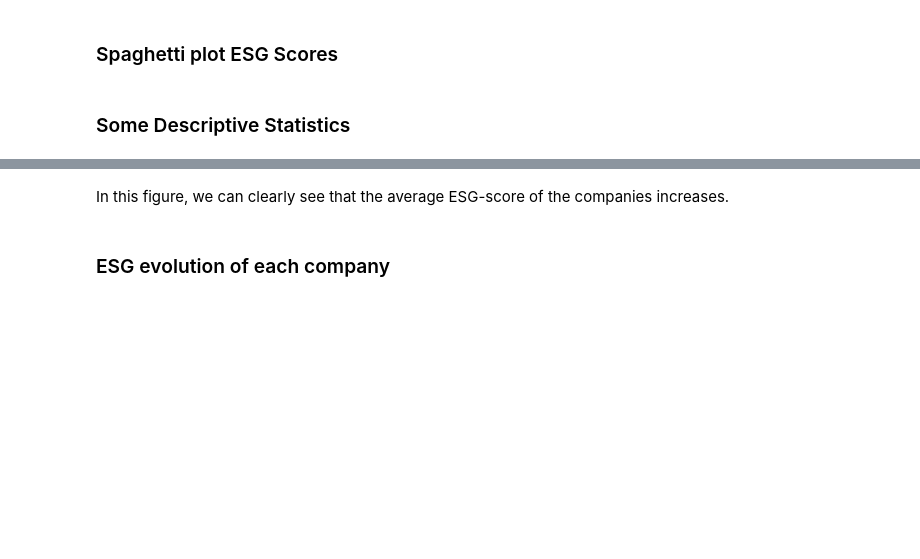
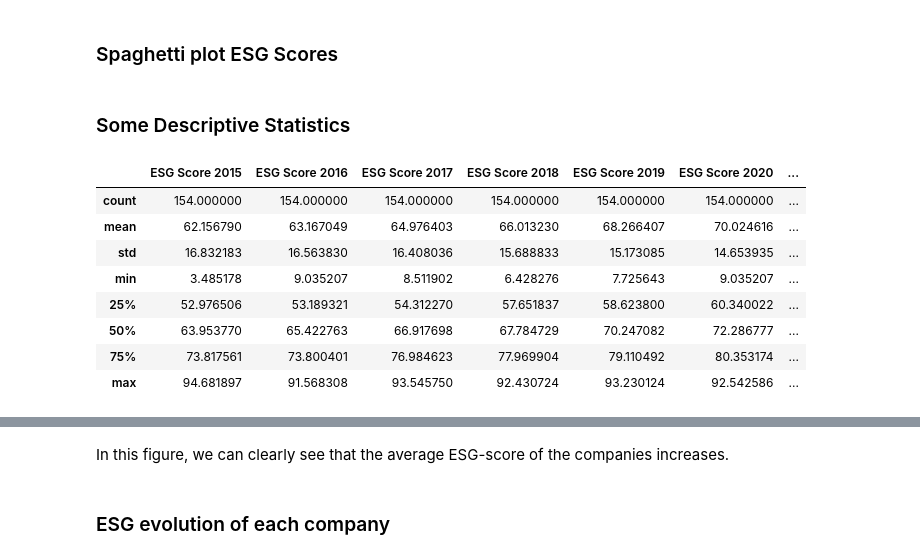
Before and after one commit to AukeVanSighem/ECB-Bond-Purchases, a Jupyter notebook: DataAnalysis.ipynb, the cells around one changed output, grey strips where cells are left out. Saved outputs shown, nothing was run; the diff lists cells and outputs as text; code cells hidden in the pictures; blank space fills up the shorter version.

```diff
--- a/DataAnalysis.ipynb
+++ b/DataAnalysis.ipynb
@@ -543,4 +569,14 @@ plt.show()
 # %% [markdown]
 ### Some Descriptive Statistics
 # %%
-esg_company_data.describe()
+esg_company_data_holdings.describe()
+# %% [output]
+|  | ESG Score 2015 | ESG Score 2016 | ESG Score 2017 | ESG Score 2018 | ESG Score 2019 | ESG Score 2020 | ... |
+| count | 154.000000 | 154.000000 | 154.000000 | 154.000000 | 154.000000 | 154.000000 | ... |
+| mean | 62.156790 | 63.167049 | 64.976403 | 66.013230 | 68.266407 | 70.024616 | ... |
+| std | 16.832183 | 16.563830 | 16.408036 | 15.688833 | 15.173085 | 14.653935 | ... |
+| min | 3.485178 | 9.035207 | 8.511902 | 6.428276 | 7.725643 | 9.035207 | ... |
+| 25% | 52.976506 | 53.189321 | 54.312270 | 57.651837 | 58.623800 | 60.340022 | ... |
+| 50% | 63.953770 | 65.422763 | 66.917698 | 67.784729 | 70.247082 | 72.286777 | ... |
+| 75% | 73.817561 | 73.800401 | 76.984623 | 77.969904 | 79.110492 | 80.353174 | ... |
+| max | 94.681897 | 91.568308 | 93.545750 | 92.430724 | 93.230124 | 92.542586 | ... |
```
Also changed, not shown: parts of 11 cells of this notebook.
